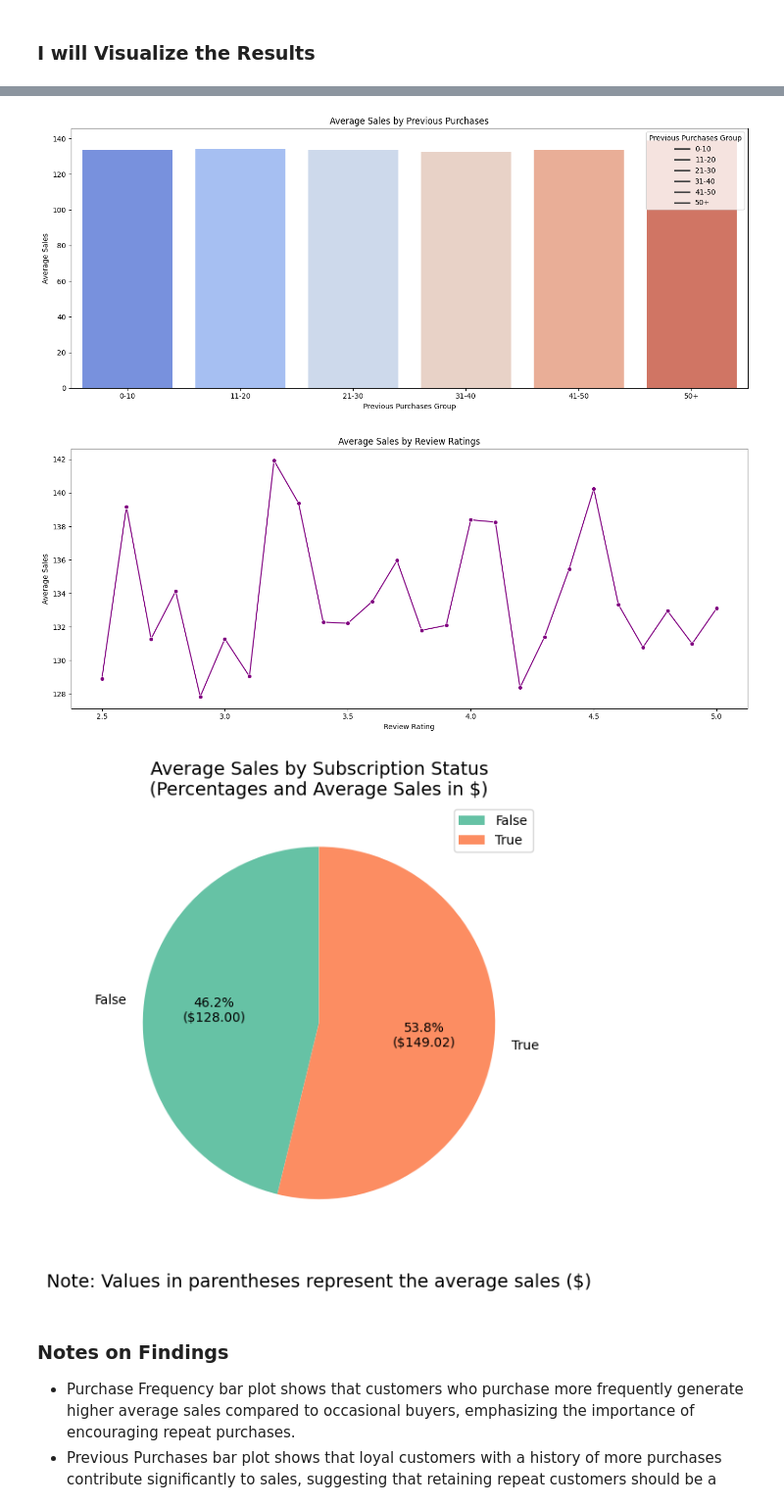
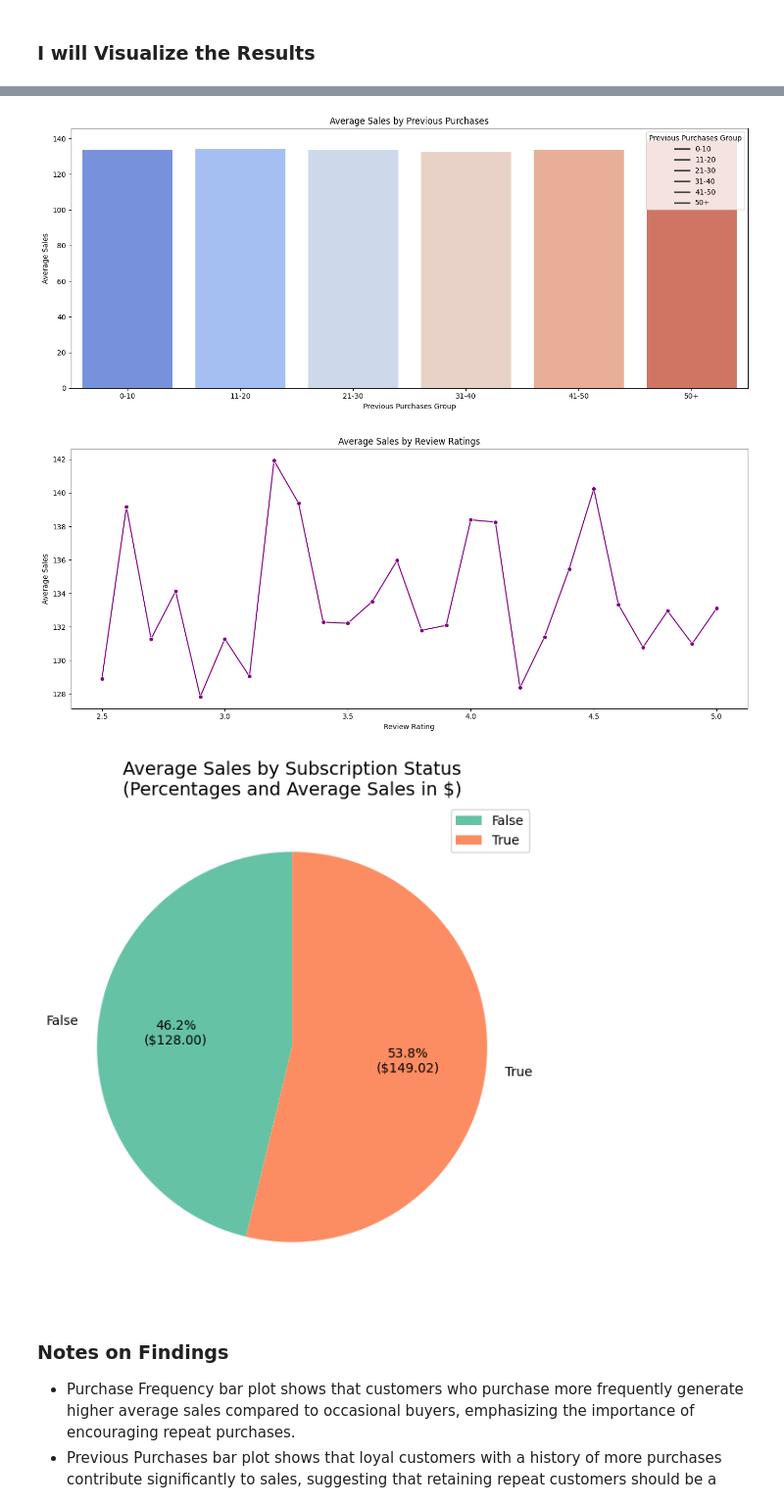
Before and after one commit to JamilaAr/Retail-Sales-and-Customer-Shopping-Trends, a Jupyter notebook: notebooks/Retail_Sales_and_Customer_Shopping_Trends.ipynb, the cells around one changed output, grey strips where cells are left out. Shown at 98% size. Cells and saved outputs as stored; diff of their text form; code cells hidden in the pictures.

Commit message:
Update Retail Sales and Customer Shopping Trends notebook with minor changes and improvements

```diff
--- a/notebooks/Retail_Sales_and_Customer_Shopping_Trends.ipynb
+++ b/notebooks/Retail_Sales_and_Customer_Shopping_Trends.ipynb
@@ -438,7 +439,6 @@ merged_df['Date'] = pd.to_datetime(merged_df['Date'])
 merged_df['Quantity'] = pd.to_numeric(merged_df['Quantity']).fillna(0).astype(int)
 merged_df['Previous Purchases'] = pd.to_numeric(merged_df['Previous Purchases']).fillna(0).astype(int)
 merged_df['Age'] = pd.to_numeric(merged_df['Age']).fillna(0).astype(int)
-merged_df['Customer ID'] = pd.to_numeric(merged_df['Customer ID']).astype(int)
 
 # Convert Yes/No columns to boolean
 yes_no_columns = ['Subscription Status', 'Discount Applied', 'Promo Code Used']
@@ -854,7 +871,7 @@ review_sales = review_sales.sort_values(by='Review Rating')
 # %% [markdown]
 ### I will Visualize the Results
 # %%
-# Bar Plot from Seaborn to display the Average Sales by Frequency of Purchases
+# Create a Bar Plot from Seaborn to display the average sales by frequency of purchases
 plt.figure(figsize=(14, 6))
 sns.barplot(
     data=frequency_sales,
@@ -870,10 +887,11 @@ plt.legend(legend_labels, title='Frequency of Purchases')
 plt.title('Average Sales by Frequency of Purchases')
 plt.xlabel('Frequency of Purchases')
 plt.ylabel('Average Sales')
+# Update the layout and display the plot
 plt.tight_layout()
 plt.show()
 
-# Bar Plot from Seaborn to display the Average Sales by Previous Purchases Group
+# Create a Bar Plot from Seaborn to display the average sales by previous purchases group
 plt.figure(figsize=(14, 6))
 sns.barplot(
     data=previous_purchases_sales,
@@ -889,59 +907,53 @@ plt.legend(unique_groups, title='Previous Purchases Group', loc='upper right')
 plt.title('Average Sales by Previous Purchases')
 plt.xlabel('Previous Purchases Group')
 plt.ylabel('Average Sales')
+# Update the layout and display the plot
 plt.tight_layout()
 plt.show()
 
-# Line Plot from Seaborn to show the Average Sales by Review Ratings
+# Create a Line Plot from Seaborn to show the average sales by review ratings
 plt.figure(figsize=(14, 6))
 sns.lineplot(data=review_sales, x='Review Rating', y='Sales', marker='o', color='purple')
+# Add Titles and Labels
 plt.title('Average Sales by Review Ratings')
 plt.xlabel('Review Rating')
 plt.ylabel('Average Sales')
+# Update the layout and display the plot
 plt.tight_layout()
 plt.show()
 
-# Aggregate sales data by subscription status
-subscription_sales_aggregated = subscription_sales.groupby('Subscription Status')['Sales'].mean()
-
+# Create a pie plot to compare average sales for subscribed vs. non-subscribed customers
 # Custom autopct function to display percentage and average sales
 def autopct_format(pct, all_values):
     total = sum(all_values)
     value = pct * total / 100
     return f"{pct:.1f}%\n(${value:.2f})"  # Shows percentage and average sales
-
 # Create the pie plot
-plt.figure(figsize=(16, 6))
+plt.figure(figsize=(14, 6))
+# Colors for the pie chart
 colors = sns.color_palette('Set2', len(subscription_sales_aggregated))
+# Create the pie plot
 subscription_sales_aggregated.plot.pie(
-    autopct=lambda pct: autopct_format(pct, subscription_sales_aggregated),
+    autopct=lambda pct: autopct_format(pct, subscription_sales_aggregated.values),
     startangle=90,
     colors=colors,
     legend=True,
     labels=subscription_sales_aggregated.index
 )
-
-# Add title with clarification
+# Add title
 plt.title('Average Sales by Subscription Status\n(Percentages and Average Sales in $)', fontsize=14)
 
-# Add annotation for extra clarity
-plt.annotate(
-    "Note: Values in parentheses represent the average sales ($)",
-    xy=(0.5, -0.1),  # Position below the chart
-    xycoords='axes fraction',
-    fontsize=14,
-    ha='center'
-)
+# Hide y-axis label
+plt.ylabel('')
 
-# Hide y-axis label and adjust layout
-plt.ylabel('')
+# Adjust layout and display the plot
 plt.tight_layout()
 plt.show()
 # %% [output]
 [figure]
 [figure]
 [figure]
-[figure, old version]
+[figure, new version]
 # %% [markdown]
 ### Notes on Findings
 
```
Also changed, not shown: parts of 27 cells of this notebook.
